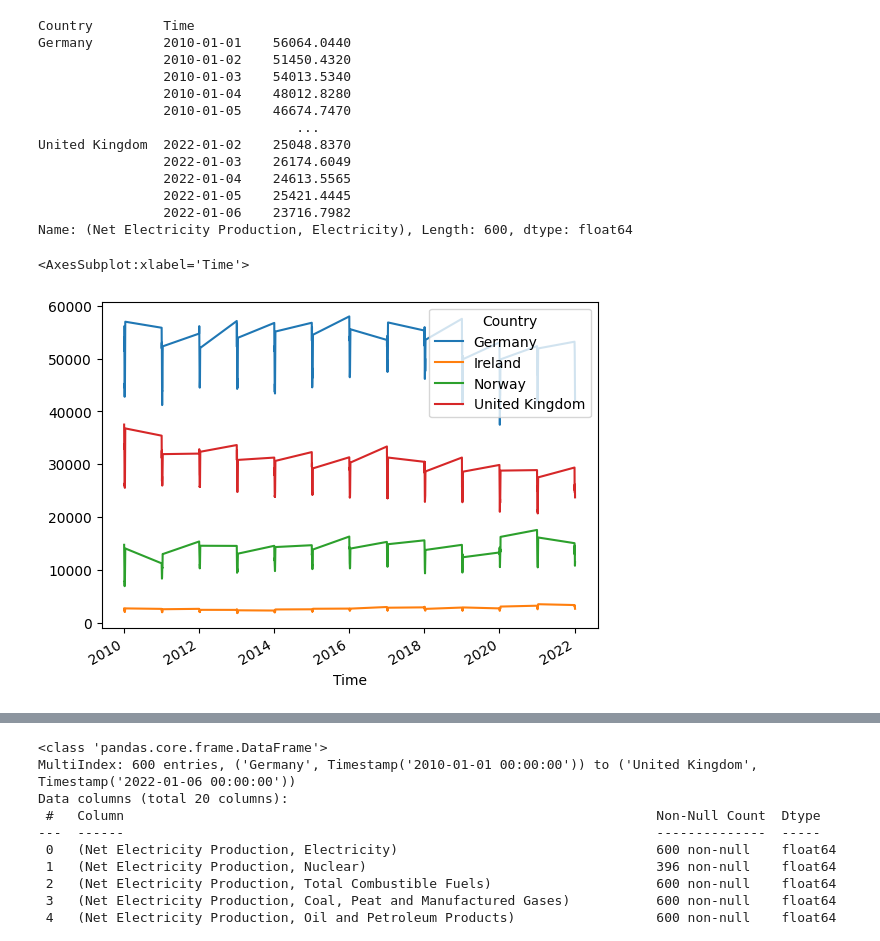
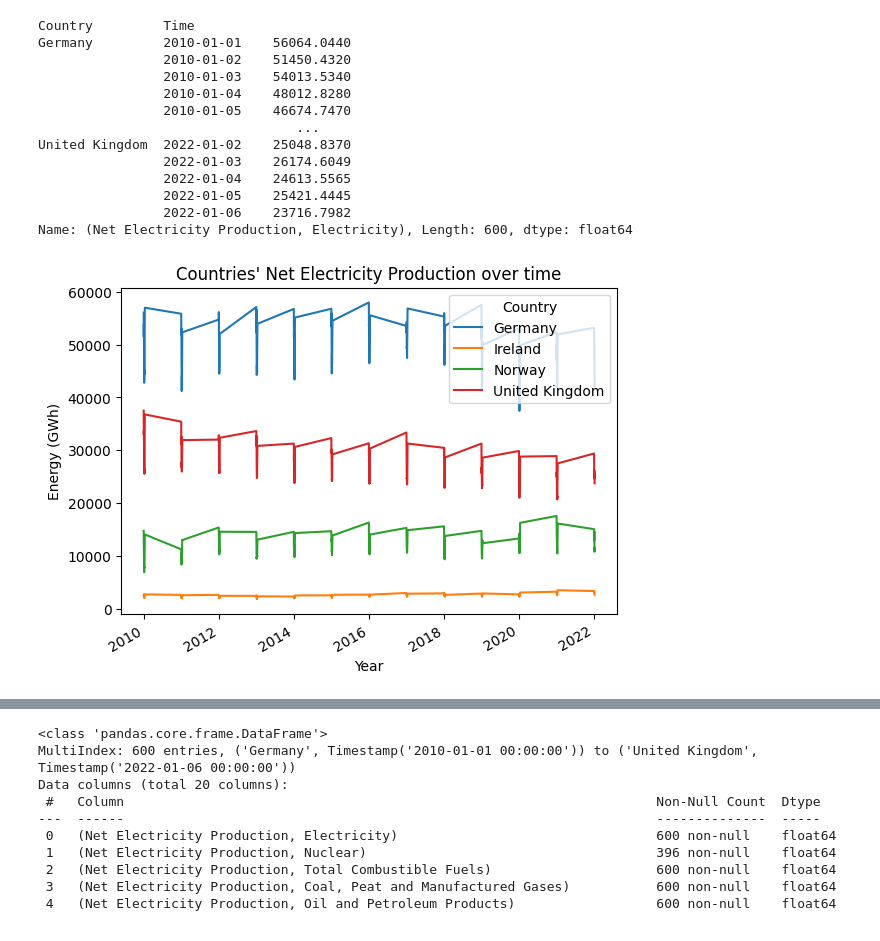
Before and after one commit to sibanda1989/international-energy-statistics-analysis, a Jupyter notebook: ExpIEHS101022.ipynb, the cells around one changed output, grey strips where cells are left out. Saved outputs shown, nothing was run; the diff lists cells and outputs as text; code cells hidden in the pictures.

Commit message:
chore: add initial visualizations on countries_df

```diff
--- a/ExpIEHS101022.ipynb
+++ b/ExpIEHS101022.ipynb
@@ -295,7 +295,8 @@ United Kingdom  2022-01-02    25048.8370
                 2022-01-06    23716.7982
 Name: (Net Electricity Production, Electricity), Length: 600, dtype: float64
 # %%
-pivoted_df.loc[: , ('Net Electricity Production', 'Electricity')].unstack('Country').plot()
+pivoted_df.loc[: , ('Net Electricity Production', 'Electricity')].unstack('Country').plot(
+    title = "Countries' Net Electricity Production over time", xlabel = "Year", ylabel = "Energy (GWh)"
+    );
 # %% [output]
-<AxesSubplot:xlabel='Time'>
-[figure, old version]
+[figure, new version]
```
Also changed, not shown: parts of 3 cells of this notebook.
